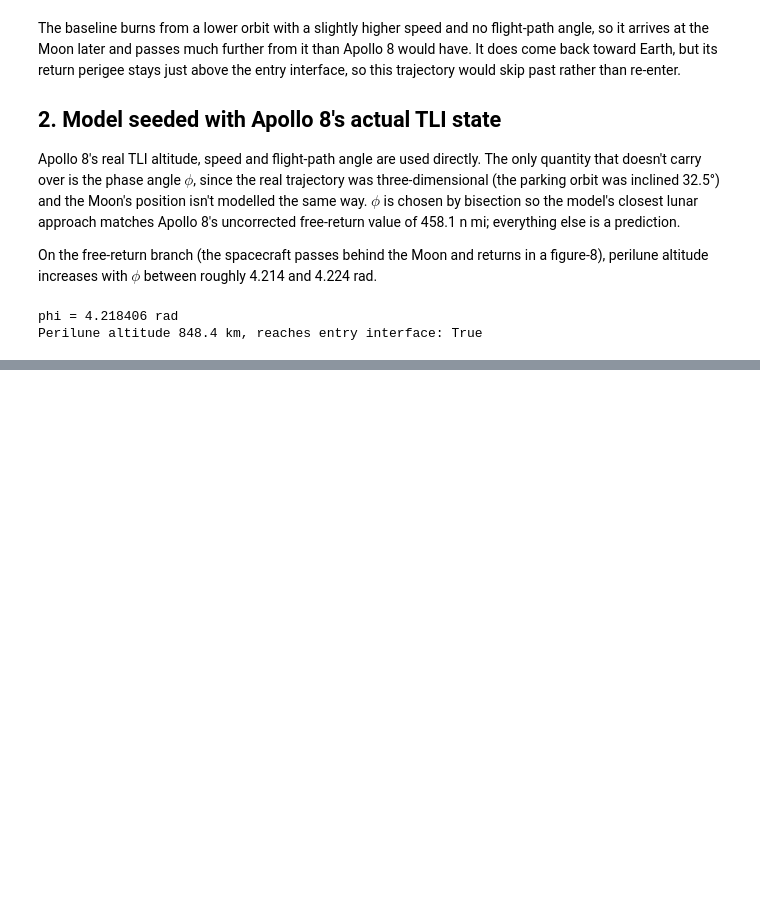
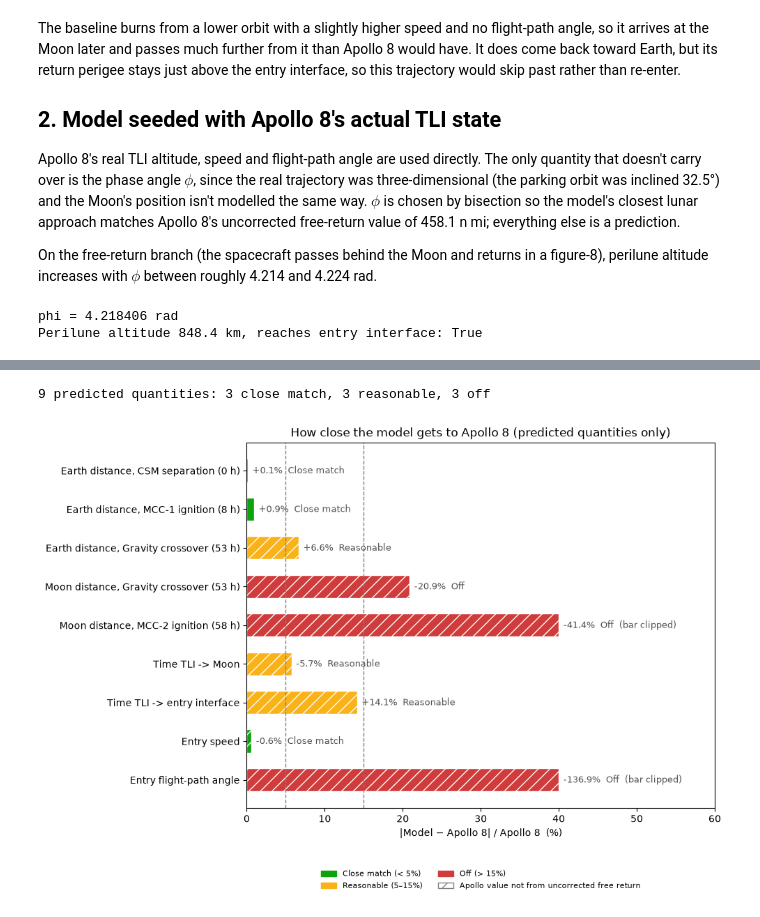
Before and after one commit to boyakhil978/FreeReturnTrajectory, a Jupyter notebook: ApolloComparison.ipynb, the cells around one changed output, grey strips where cells are left out. Drawn from its saved outputs; the diff is of its cells as text; code cells hidden in the pictures; blank space fills up the shorter version.

```diff
--- a/ApolloComparison.ipynb
+++ b/ApolloComparison.ipynb
@@ -297,0 +354,41 @@ Apollo 8's measured points only cover the outbound coast, because after LOI the
+# %%
+GRADE_COLOURS = {'Close match': '#0ca30c', 'Reasonable': '#fab219', 'Off': '#d03b3b'}
+X_MAX = 40 # % — longer bars are clipped and labelled with their true value
+
+predicted = [c for c in comparisons if c[4] == 'predicted']
+names = [c[0] for c in predicted]
+pct_errors = np.array([100*(c[1] - c[2])/abs(c[2]) for c in predicted])
+
+fig1 = plt.figure(figsize=(10, 0.5*len(predicted) + 2.5))
+ax11 = fig1.add_subplot(111)
+
+y = np.arange(len(predicted))[::-1]
+for yi, pct, c in zip(y, pct_errors, predicted):
+    ax11.barh(yi, min(abs(pct), X_MAX), height=0.6, color=GRADE_COLOURS[grade(pct)], edgecolor='WHITE',
+              hatch='//' if c[5] != 'free return' else None)
+    clipped = '  (bar clipped)' if abs(pct) > X_MAX else ''
+    ax11.text(min(abs(pct), X_MAX) + 0.6, yi, f'{pct:+.1f}%  {grade(pct)}{clipped}', va='center', fontsize=9, color='#52514e')
+
+for limit in (5, 15):
+    ax11.axvline(limit, color='GREY', ls='--', lw=1)
+
+ax11.set_yticks(y)
+ax11.set_yticklabels(names)
+ax11.set_xlim(0, X_MAX + 20)
+ax11.set_xlabel('|Model − Apollo 8| / Apollo 8  (%)')
+ax11.set_title('How close the model gets to Apollo 8 (predicted quantities only)')
+
+ax11.legend(handles=[
+    plt.Rectangle((0, 0), 1, 1, color=GRADE_COLOURS['Close match'], label='Close match (< 5%)'),
+    plt.Rectangle((0, 0), 1, 1, color=GRADE_COLOURS['Reasonable'], label='Reasonable (5–15%)'),
+    plt.Rectangle((0, 0), 1, 1, color=GRADE_COLOURS['Off'], label='Off (> 15%)'),
+    plt.Rectangle((0, 0), 1, 1, facecolor='WHITE', edgecolor='GREY', hatch='//', label='Apollo value not from uncorrected free return'),
+], loc='upper center', bbox_to_anchor=(0.5, -0.15), ncol=2, fontsize=8, frameon=False)
+
+fig1.tight_layout()
+
+counts = {g: sum(grade(p) == g for p in pct_errors) for g in GRADE_COLOURS}
+print(f'{len(predicted)} predicted quantities: ' + ', '.join(f'{n} {g.lower()}' for g, n in counts.items()))
+# %% [output]
+9 predicted quantities: 3 close match, 3 reasonable, 3 off
+[figure, added]
```
Also changed, not shown: parts of 17 cells of this notebook.
